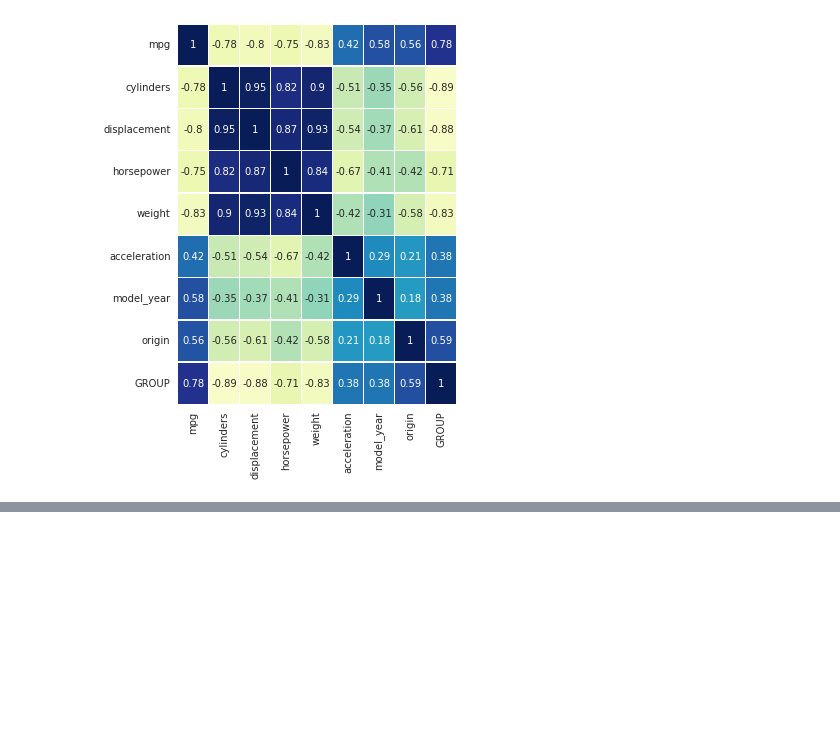
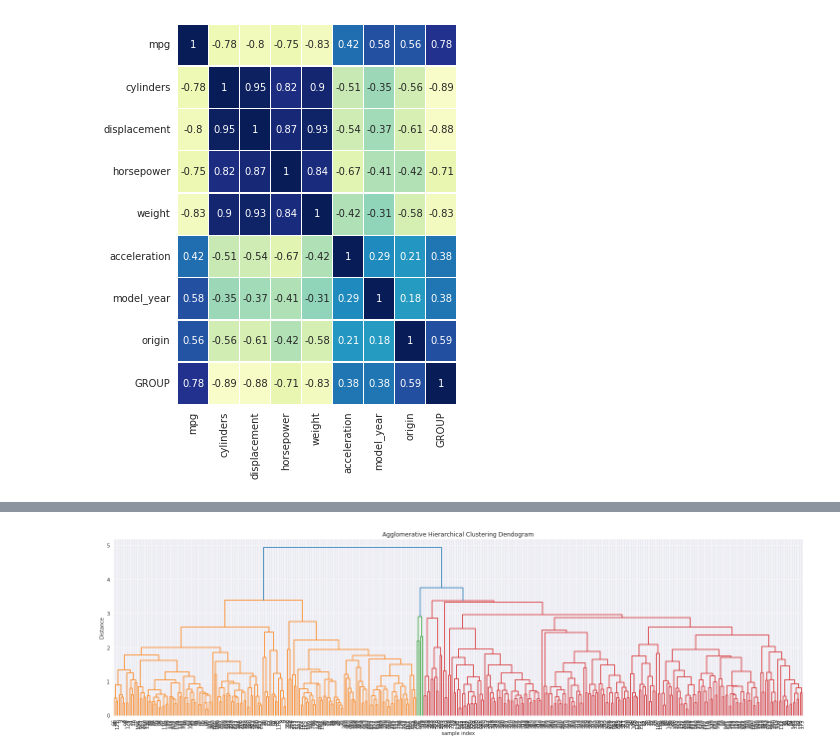
Before and after one commit to Barrok/auto-mpg, a Jupyter notebook: script.ipynb, the cells around one changed output, grey strips where cells are left out. Cells and saved outputs as stored; diff of their text form; code cells hidden in the pictures; blank space fills up the shorter version.

```diff
--- a/script.ipynb
+++ b/script.ipynb
@@ -221,11 +222,3 @@ sns.heatmap(dfst.corr(),
 plt.show()
 # %% [output]
 [figure]
-# %%
-#This time I'll use hierarchical clustering, method = Agnes
-
-for k in clusters:
-    model=Agnes(n_clusters=k)
-    model.fit(dfst)
-    prediction = model.fit_predict(dfst)
-    meanDistortions.append(sum(np.min(cdist(dfst, model.cluster_centers_, 'euclidean'), axis=1)) / dfst.shape[0])
@@ -231,0 +227,8 @@ for k in clusters:
+# %%
+# create a model
+model = Agnes(n_clusters=3, affinity='euclidean',  linkage='average')
+model.fit(dfst)
+dfst['labels'] = model.labels_
+dfst.head(10)
+dfstClust = dfst.groupby(['labels'])
+dfstClust.mean()
@@ -231,0 +287,15 @@ for k in clusters:
+# %%
+# this time method 'average' gives best result
+# lets visualize this bad boy
+
+# assign color to each group(cluster)
+colors = dfst.iloc[:, -1].values
+
+plt.figure(figsize=(20, 6))
+plt.title('Agglomerative Hierarchical Clustering Dendogram')
+plt.xlabel('sample index')
+plt.ylabel('Distance')
+dendrogram(linkage(dfst, metric='euclidean', method='average'), leaf_rotation=90.,  leaf_font_size=10.)
+plt.tight_layout()
+# %% [output]
+[figure, added]
```
Also changed, not shown: parts of 7 cells of this notebook.
